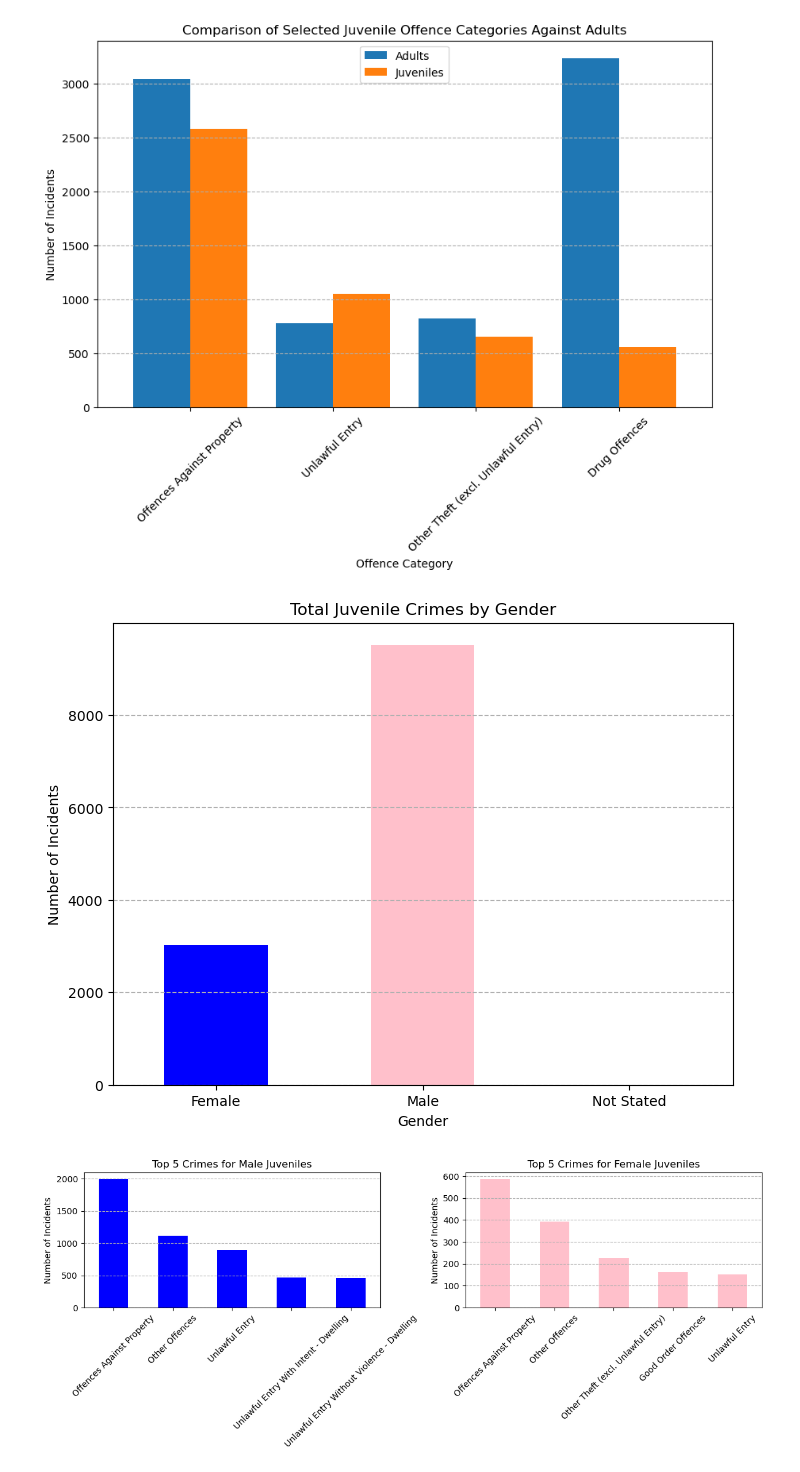
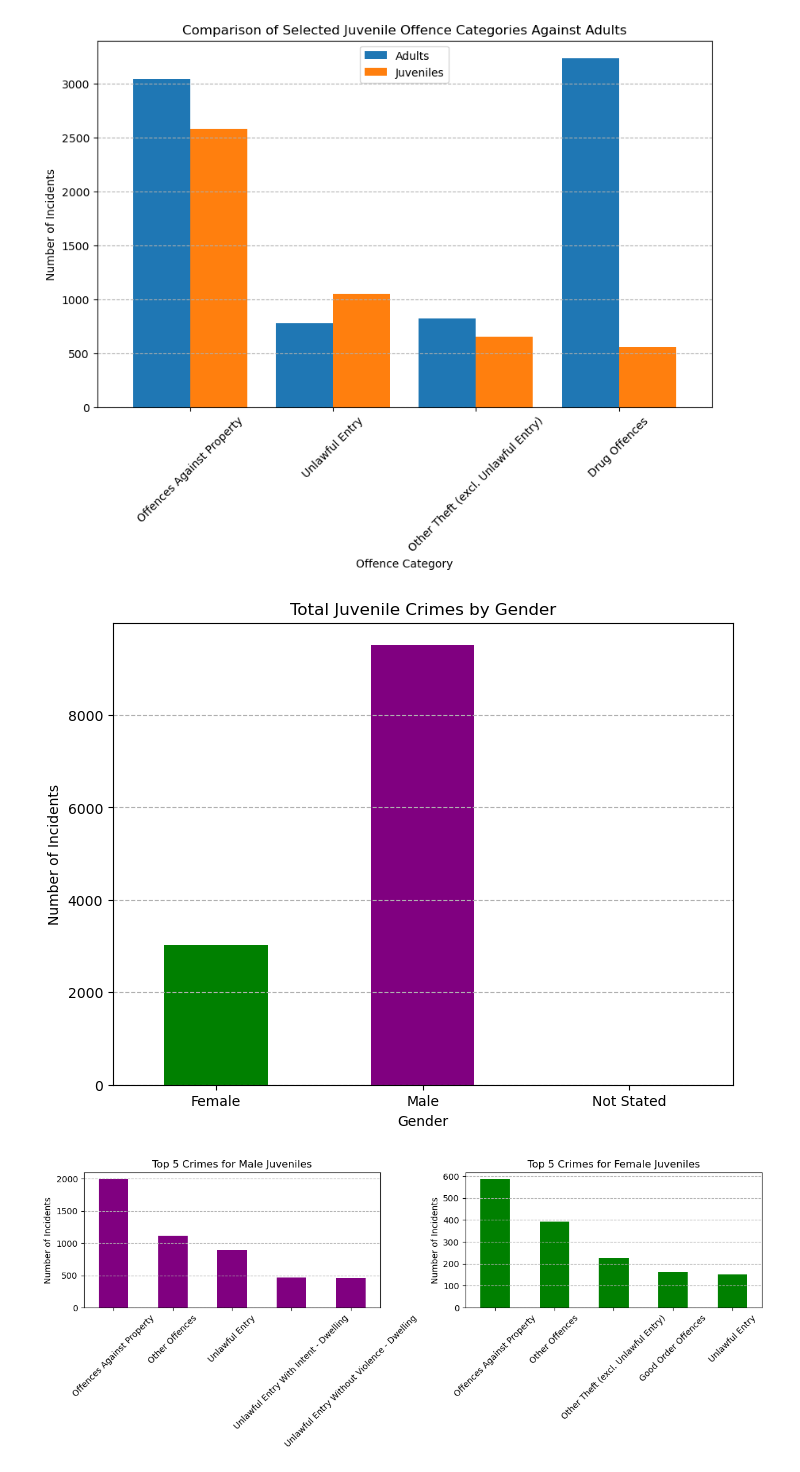
Before and after one commit to lithiril/youth-data-analysis, a Jupyter notebook: Juvenile_LGA.ipynb, the cells around one changed output. Drawn from its saved outputs; the diff is of its cells as text; code cells hidden in the pictures.

```diff
--- a/Juvenile_LGA.ipynb
+++ b/Juvenile_LGA.ipynb
@@ -251,35 +251,35 @@ def analyze_and_plot_gender_data(juveniles_data):
 
     female_top_crimes = juveniles_data[juveniles_data['Sex'] == 'Female'].drop(
         columns=['LGA Name', 'Month Year', 'Age', 'Sex', 'Total']
     ).sum().sort_values(ascending=False).head(5)
 
-    gender_totals.plot(kind='bar', figsize=(8, 6), color=['blue', 'pink'])
+    gender_totals.plot(kind='bar', figsize=(8, 6), color=['green', 'purple'])
     plt.title('Total Juvenile Crimes by Gender')
     plt.ylabel('Number of Incidents')
     plt.xlabel('Gender')
     plt.xticks(rotation=0)
     plt.grid(axis='y', linestyle='--')
     plt.show()
 
     plt.figure(figsize=(12, 5))
     plt.subplot(1, 2, 1)
-    male_top_crimes.plot(kind='bar', color='blue')
+    male_top_crimes.plot(kind='bar', color='purple')
     plt.title('Top 5 Crimes for Male Juveniles')
     plt.ylabel('Number of Incidents')
     plt.xticks(rotation=45)
     plt.grid(axis='y', linestyle='--')
 
     plt.subplot(1, 2, 2)
-    female_top_crimes.plot(kind='bar', color='pink')
+    female_top_crimes.plot(kind='bar', color='green')
     plt.title('Top 5 Crimes for Female Juveniles')
     plt.ylabel('Number of Incidents')
     plt.xticks(rotation=45)
     plt.grid(axis='y', linestyle='--')
     plt.tight_layout()
     plt.show()
 
 # Analyze and plot gender data
 analyze_and_plot_gender_data(juveniles_data)
 # %% [output]
-[figure, old version]
+[figure, new version]
-[figure, old version]
+[figure, new version]
```
Also changed, not shown: 7 other files.
